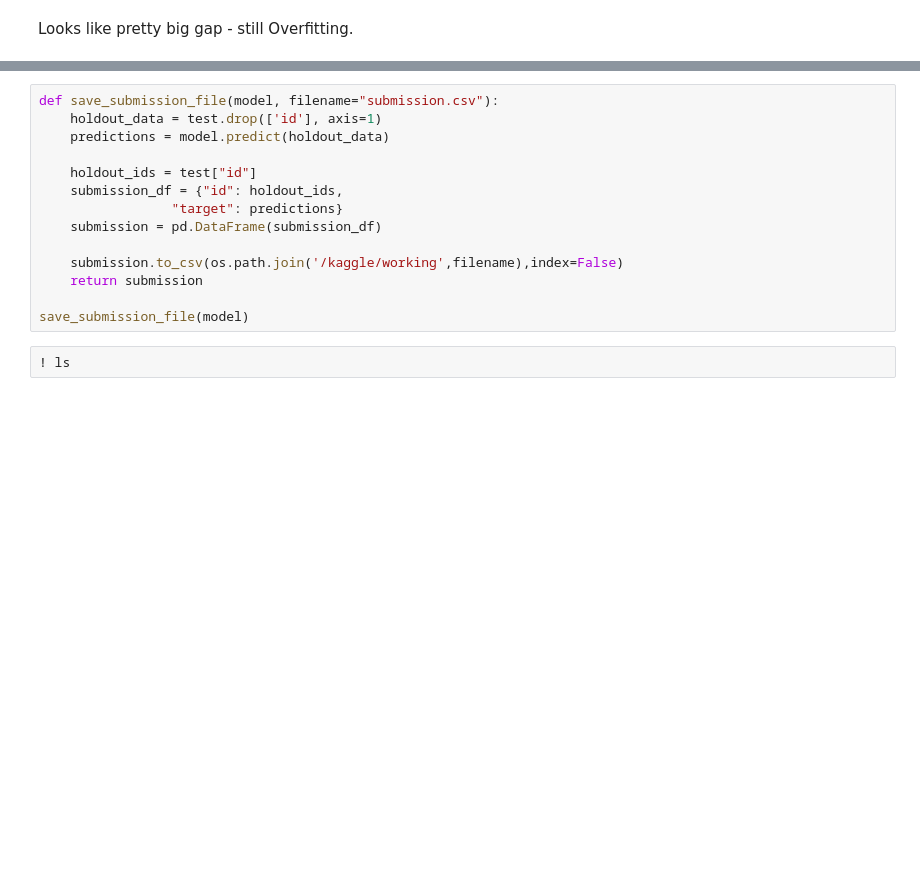
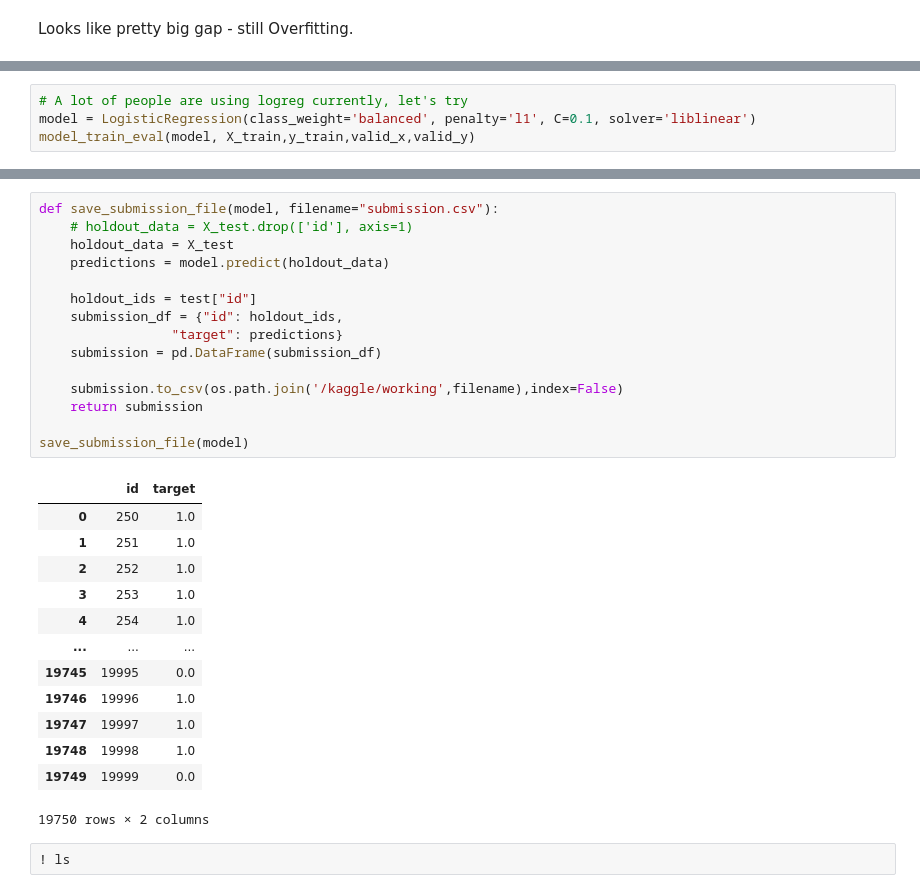
Before and after one commit to khoin-byte/kaggle-competitions, a Jupyter notebook: dont_overfit_2/dont-overfit-again.ipynb, the cells around one changed output, grey strips where cells are left out. Saved outputs shown, nothing was run; the diff lists cells and outputs as text; blank space fills up the shorter version.

```diff
--- a/dont_overfit_2/dont-overfit-again.ipynb
+++ b/dont_overfit_2/dont-overfit-again.ipynb
@@ -151,0 +281,4 @@ Looks like pretty big gap - still Overfitting.
+# %%
+# A lot of people are using logreg currently, let's try
+model = LogisticRegression(class_weight='balanced', penalty='l1', C=0.1, solver='liblinear')
+model_train_eval(model, X_train,y_train,valid_x,valid_y)
@@ -156,16 +313,31 @@ test.head()
 # %%
 def save_submission_file(model, filename="submission.csv"):
-    holdout_data = test.drop(['id'], axis=1)
+    # holdout_data = X_test.drop(['id'], axis=1)
+    holdout_data = X_test
     predictions = model.predict(holdout_data)
 
     holdout_ids = test["id"]
     submission_df = {"id": holdout_ids,
                  "target": predictions}
     submission = pd.DataFrame(submission_df)
 
     submission.to_csv(os.path.join('/kaggle/working',filename),index=False)
     return submission
 
 save_submission_file(model)
+# %% [output]
+|  | id | target |
+| 0 | 250 | 1.0 |
+| 1 | 251 | 1.0 |
+| 2 | 252 | 1.0 |
+| 3 | 253 | 1.0 |
+| 4 | 254 | 1.0 |
+| ... | ... | ... |
+| 19745 | 19995 | 0.0 |
+| 19746 | 19996 | 1.0 |
+| 19747 | 19997 | 1.0 |
+| 19748 | 19998 | 1.0 |
+| 19749 | 19999 | 0.0 |
+19750 rows × 2 columns
 # %%
 ! ls
```
Also changed, not shown: parts of 22 cells of this notebook, 1 other file.
